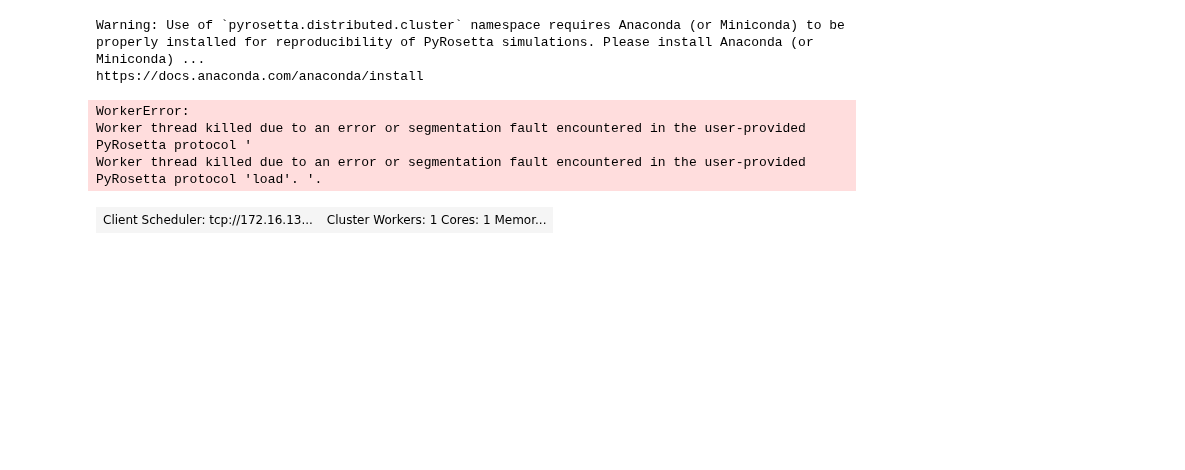
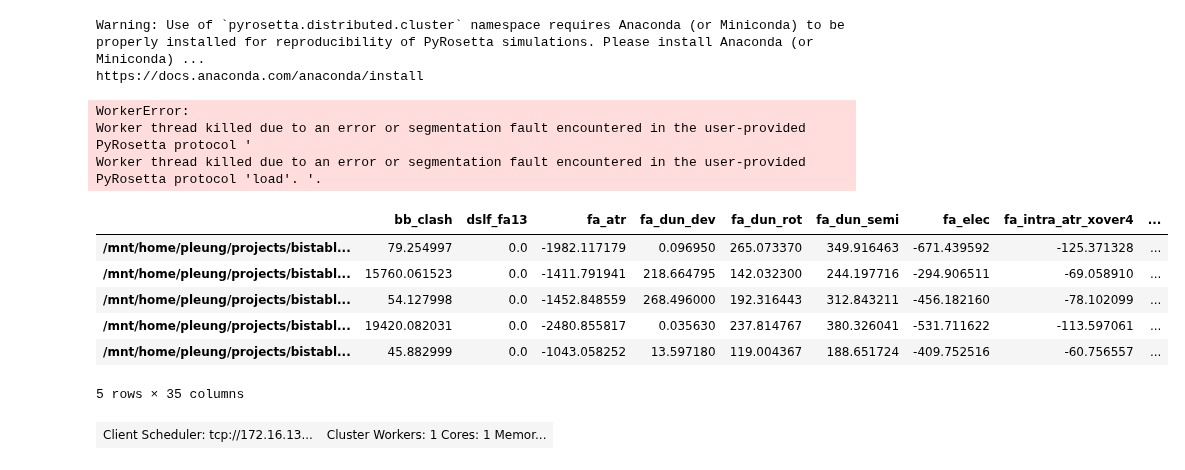
Before and after one commit to proleu/hinges, a Jupyter notebook: 02_design_and_filter.ipynb, the cells around one changed output. Saved outputs shown, nothing was run; the diff lists cells and outputs as text; code cells hidden in the pictures; blank space fills up the shorter version.

```diff
--- a/02_design_and_filter.ipynb
+++ b/02_design_and_filter.ipynb
@@ -378,7 +380,31 @@ https://docs.anaconda.com/anaconda/install
 WorkerError:
 Worker thread killed due to an error or segmentation fault encountered in the user-provided PyRosetta protocol '
 Worker thread killed due to an error or segmentation fault encountered in the user-provided PyRosetta protocol 'load'. '.
-# %%
-client
-# %% [output]
-| Client Scheduler: tcp://172.16.13... | Cluster Workers: 1 Cores: 1 Memor... |
+# %%
+def read_scorefile(scores):
+    import pandas as pd
+    scores = pd.read_json(scores, orient="records", typ="frame", lines=True)
+    scores = scores.T
+    mat = scores.values
+    n = mat.shape[0]
+    dicts = list(mat[range(n), range(n)])
+    index = scores.index
+    tabulated_scores = pd.DataFrame(dicts, index=index)
+    return tabulated_scores
+
+output_path = os.path.join(os.getcwd(), "02_design_and_filter")
+scores = os.path.join(output_path, "scores.json")
+scores_df = read_scorefile(scores)
+scores_df.head()
+# %% [output]
+|  | bb_clash | dslf_fa13 | fa_atr | fa_dun_dev | fa_dun_rot | fa_dun_semi | fa_elec | fa_intra_atr_xover4 | ... |
+| /mnt/home/pleung/projects/bistabl... | 79.254997 | 0.0 | -1982.117179 | 0.096950 | 265.073370 | 349.916463 | -671.439592 | -125.371328 | ... |
+| /mnt/home/pleung/projects/bistabl... | 15760.061523 | 0.0 | -1411.791941 | 218.664795 | 142.032300 | 244.197716 | -294.906511 | -69.058910 | ... |
+| /mnt/home/pleung/projects/bistabl... | 54.127998 | 0.0 | -1452.848559 | 268.496000 | 192.316443 | 312.843211 | -456.182160 | -78.102099 | ... |
+| /mnt/home/pleung/projects/bistabl... | 19420.082031 | 0.0 | -2480.855817 | 0.035630 | 237.814767 | 380.326041 | -531.711622 | -113.597061 | ... |
+| /mnt/home/pleung/projects/bistabl... | 45.882999 | 0.0 | -1043.058252 | 13.597180 | 119.004367 | 188.651724 | -409.752516 | -60.756557 | ... |
+5 rows × 35 columns
+# %%
+bz
+# %% [output]
+| Client Scheduler: tcp://172.16.13... | Cluster Workers: 1 Cores: 1 Memor... |
```
Also changed, not shown: parts of 5 cells of this notebook, 3 other files.
